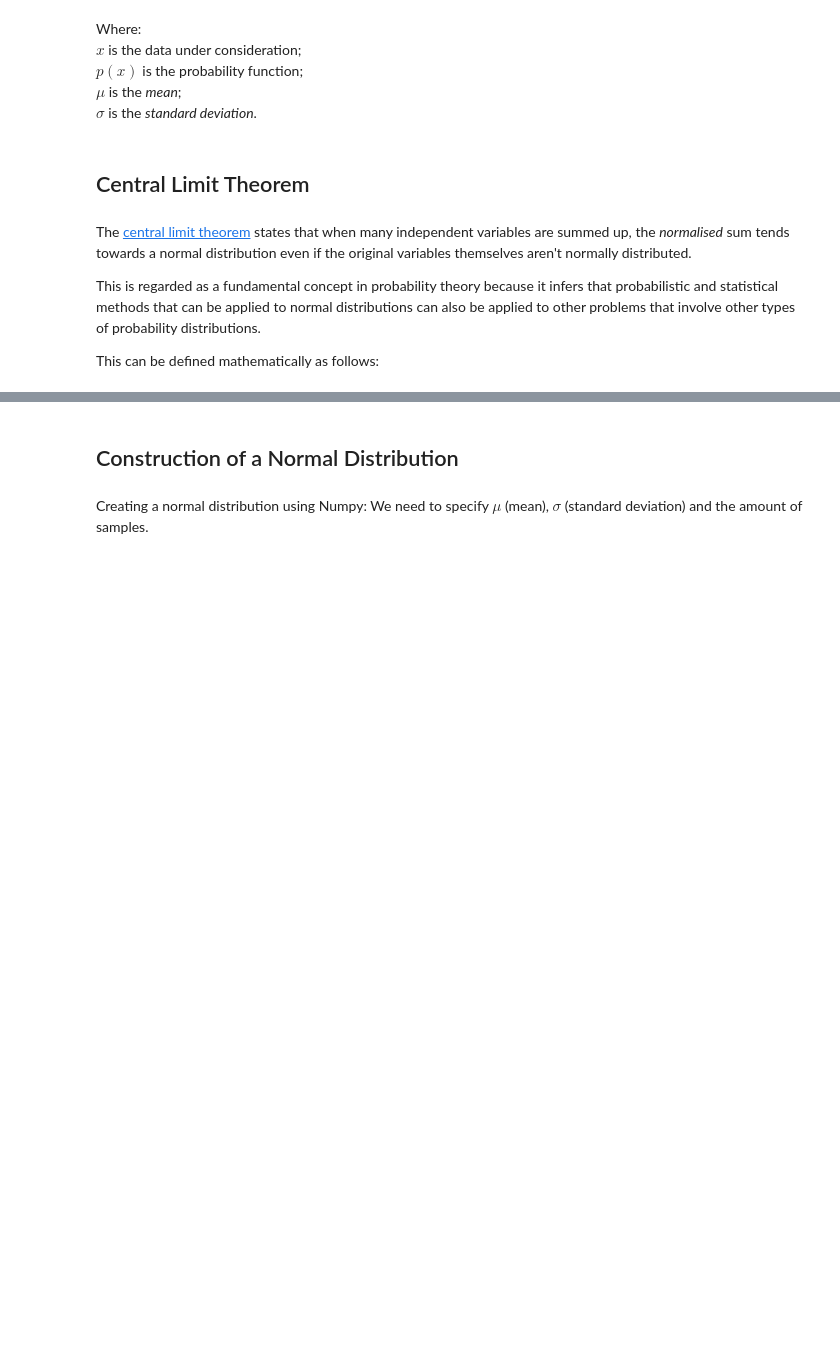
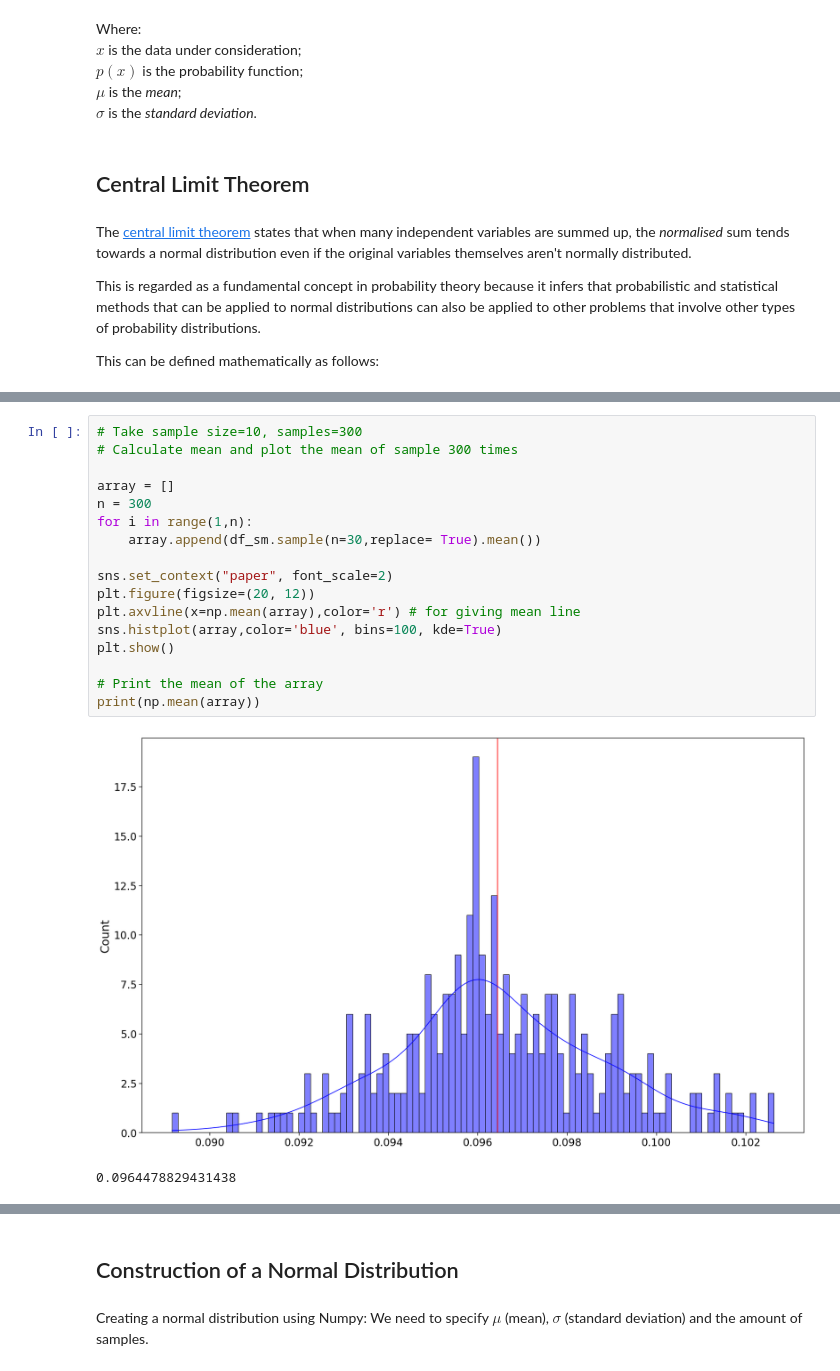
Before and after one commit to fabiofabrizi/fun-data-analysis, a Jupyter notebook: project/Normal-Distribution-Project.ipynb, the cells around one changed output, grey strips where cells are left out. Cells and saved outputs as stored; diff of their text form; blank space fills up the shorter version.

```diff
--- a/project/Normal-Distribution-Project.ipynb
+++ b/project/Normal-Distribution-Project.ipynb
@@ -122,0 +186,20 @@ As the sample size increases, the sample means gets closer to the population mea
+# %%
+# Take sample size=10, samples=300
+# Calculate mean and plot the mean of sample 300 times
+
+array = []
+n = 300
+for i in range(1,n):
+    array.append(df_sm.sample(n=30,replace= True).mean())
+
+sns.set_context("paper", font_scale=2)
+plt.figure(figsize=(20, 12))
+plt.axvline(x=np.mean(array),color='r') # for giving mean line
+sns.histplot(array,color='blue', bins=100, kde=True)
+plt.show()
+
+# Print the mean of the array
+print(np.mean(array))
+# %% [output]
+[figure, added]
+0.0964478829431438
```
Also changed, not shown: parts of 33 cells of this notebook.
